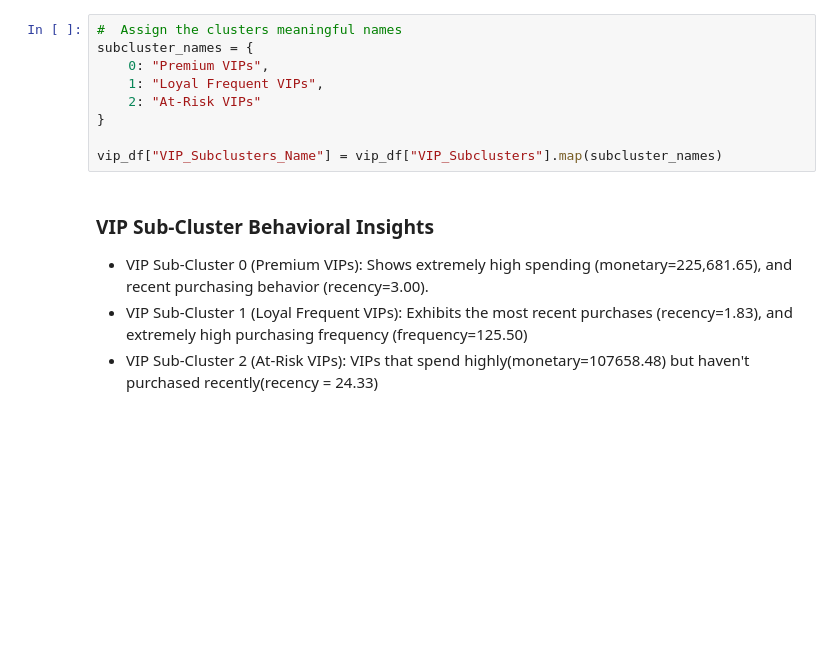
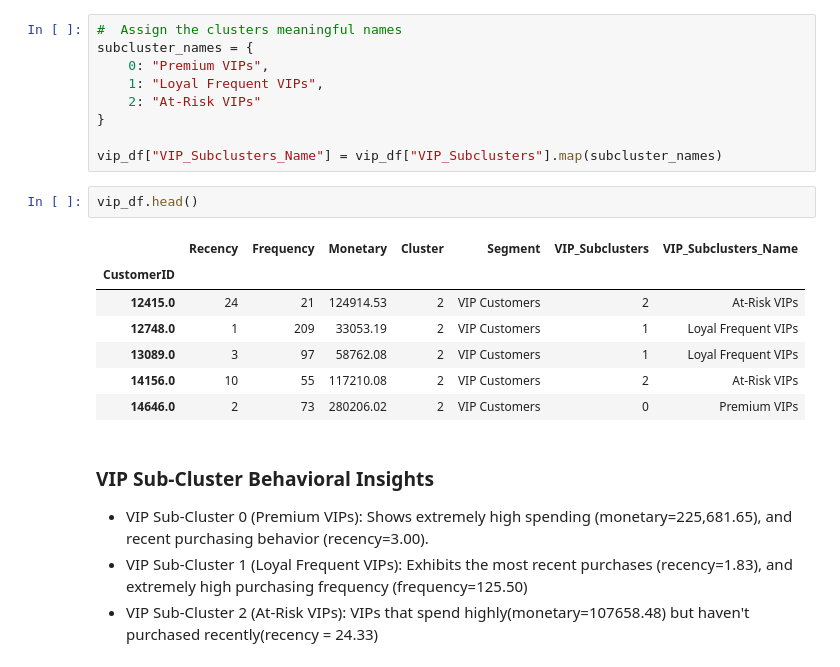
Before and after one commit to Meshack7468/customer-segmentation-rfm, a Jupyter notebook: index.ipynb, the cells around one changed output. Drawn from its saved outputs; the diff is of its cells as text; blank space fills up the shorter version.

```diff
--- a/index.ipynb
+++ b/index.ipynb
@@ -516,6 +516,16 @@ subcluster_names = {
 }
 
 vip_df["VIP_Subclusters_Name"] = vip_df["VIP_Subclusters"].map(subcluster_names)
+# %%
+vip_df.head()
+# %% [output]
+|  | Recency | Frequency | Monetary | Cluster | Segment | VIP_Subclusters | VIP_Subclusters_Name |
+| CustomerID |  |  |  |  |  |  |  |
+| 12415.0 | 24 | 21 | 124914.53 | 2 | VIP Customers | 2 | At-Risk VIPs |
+| 12748.0 | 1 | 209 | 33053.19 | 2 | VIP Customers | 1 | Loyal Frequent VIPs |
+| 13089.0 | 3 | 97 | 58762.08 | 2 | VIP Customers | 1 | Loyal Frequent VIPs |
+| 14156.0 | 10 | 55 | 117210.08 | 2 | VIP Customers | 2 | At-Risk VIPs |
+| 14646.0 | 2 | 73 | 280206.02 | 2 | VIP Customers | 0 | Premium VIPs |
 # %% [markdown]
 ### VIP Sub-Cluster Behavioral Insights
 
```
Also changed, not shown: parts of 7 cells of this notebook, 6 other files.
